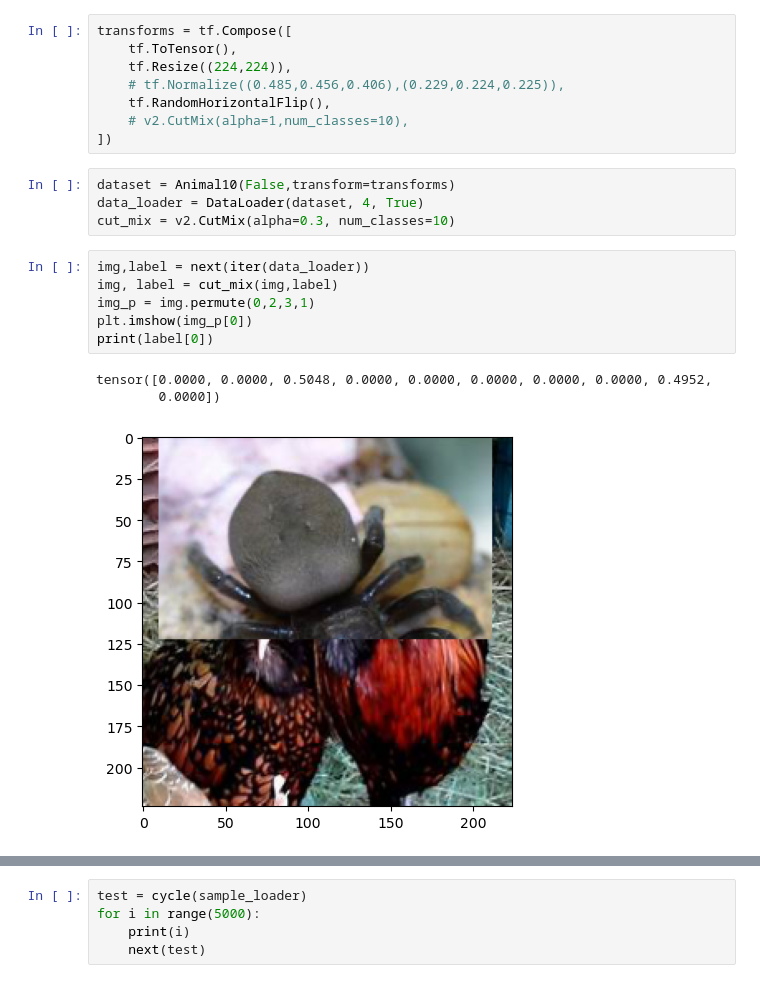
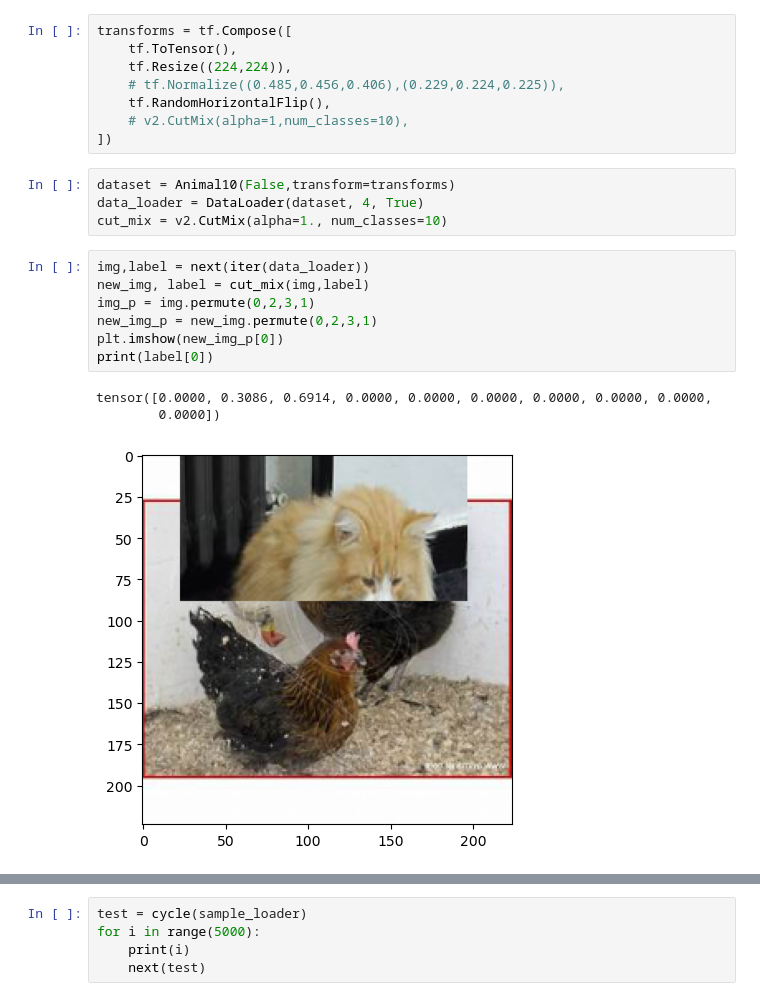
Before and after one commit to zionia4758/grid_cutmix, a Jupyter notebook: visualize.ipynb, the cells around one changed output, grey strips where cells are left out. Saved outputs shown, nothing was run; the diff lists cells and outputs as text.

```diff
--- a/visualize.ipynb
+++ b/visualize.ipynb
@@ -19,14 +19,15 @@ transforms = tf.Compose([
 # %%
 dataset = Animal10(False,transform=transforms)
 data_loader = DataLoader(dataset, 4, True)
-cut_mix = v2.CutMix(alpha=0.3, num_classes=10)
+cut_mix = v2.CutMix(alpha=1., num_classes=10)
 # %%
 img,label = next(iter(data_loader))
-img, label = cut_mix(img,label)
+new_img, label = cut_mix(img,label)
 img_p = img.permute(0,2,3,1)
-plt.imshow(img_p[0])
+new_img_p = new_img.permute(0,2,3,1)
+plt.imshow(new_img_p[0])
 print(label[0])
 # %% [output]
-tensor([0.0000, 0.0000, 0.5048, 0.0000, 0.0000, 0.0000, 0.0000, 0.0000, 0.4952,
+tensor([0.0000, 0.3086, 0.6914, 0.0000, 0.0000, 0.0000, 0.0000, 0.0000, 0.0000,
         0.0000])
-[figure, old version]
+[figure, new version]
```
Also changed, not shown: parts of 8 cells of this notebook, 2 other files.
